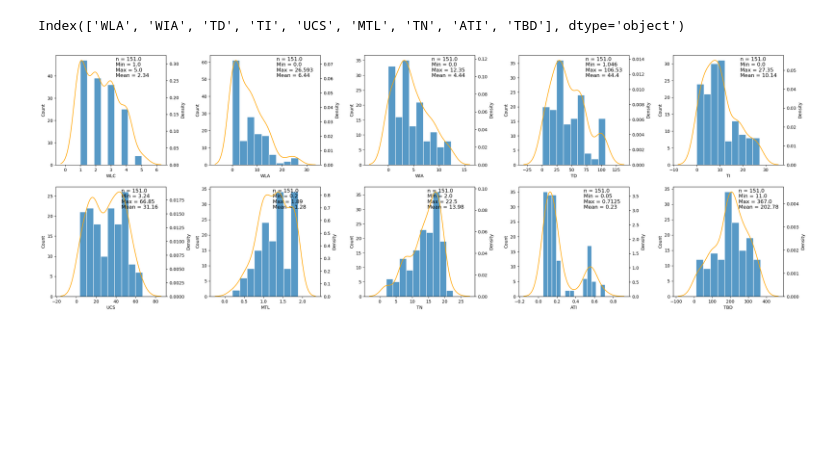
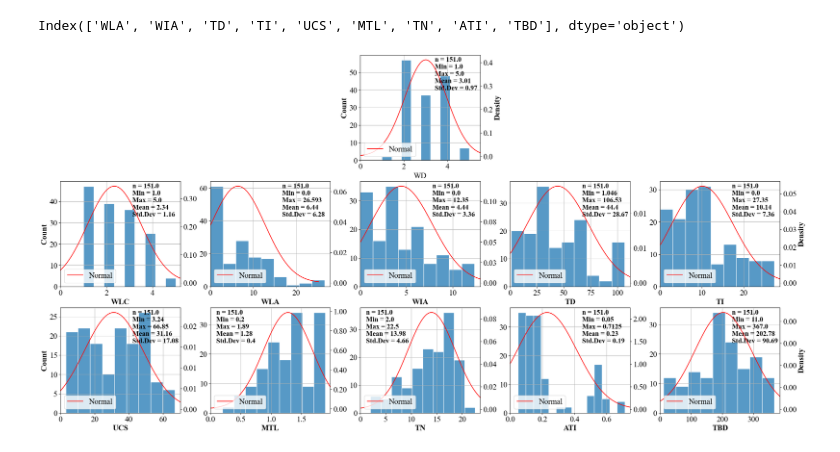
Before and after one commit to space-sphere/Civil-Engineering, a Jupyter notebook: pic.ipynb, the cells around one changed output. Cells and saved outputs as stored; diff of their text form; code cells hidden in the pictures; blank space fills up the shorter version.

```diff
--- a/pic.ipynb
+++ b/pic.ipynb
@@ -365,24 +365,100 @@ df.columns[2:]
 # %% [output]
 Index(['WLA', 'WIA', 'TD', 'TI', 'UCS', 'MTL', 'TN', 'ATI', 'TBD'], dtype='object')
 # %%
-fig, axs = plt.subplots(2, 5, figsize=(30, 10))
+from matplotlib.ticker import FormatStrFormatter
+import seaborn as sns
+import warnings
+# sns.set_theme(style='white')
+import math
+warnings.filterwarnings('ignore')
+fig, axs = plt.subplots(3, 5, figsize=(30, 15))
 
 n = df.columns[1:]
-fig.subplots_adjust(wspace=0.4, hspace=0.2)
+fig.subplots_adjust(wspace=0.25, hspace=0.2)
+plt.rcParams['font.sans-serif'] = ['Times New Roman']
+plt.rcParams['axes.unicode_minus'] =False
+plt.rcParams['font.size'] = 18
+plt.rc('xtick', labelsize=18)  # 刻度标签大小
+plt.rc('ytick', labelsize=18)
+
+for ax in [axs[0, i] for i in range(5) if i != 2]:
+    ax.set_visible(False)
+
+sns.histplot(df.iloc[:, 0], ax=axs[0, 2], palette=["steelblue"],
+             edgecolor='w')
+axs[0, 2].grid()
+ax = axs[0, 2].twinx()
+axs[0, 2].set_ylabel('Count', weight='bold', fontsize=18)
+ax.set_ylabel('Density', weight='bold', fontsize=18)
+u = np.average(df.iloc[:, 0])
+sig = np.sqrt(np.var(df.iloc[:, 0], ddof=1))
+x = np.linspace(0, u + 3*sig, 100)   # 定义域
+y = np.exp(-(x - u) ** 2 / (2 * sig ** 2)) / (np.sqrt(2*np.pi)*sig) # 定义曲线函数
+ax.plot(x, y, c='r', label='Normal')
+plt.legend(fontsize=18, loc='lower left')
+axis = axs[0, 2].axis()
+axs[0, 2].set_xlim(0, 5.5)
+axs[0, 2].set_ylim(axis[2], axis[3])
+message = df.describe().iloc[:, 0]
+axs[0, 2].text(axis[1] * 11 / 20, axis[3] * 2 / 3, 'n = {}\nMin = {}\nMax = {}\nMean = {}\nStd.Dev = {}'.format(message['count'],
+                       message['min'],
+                       message['max'],
+                       round(message['mean'], 2),
+                       round(message['std'], 2)),
+                       weight='bold',
+                       fontsize=16)
+
 for i in range(2):
     for j in range(5):
-        sns.histplot(df[n[5 * i + j]], ax=axs[i, j], edgecolor='w')
-        sns.kdeplot(df[n[5 * i + j]], ax=axs[i, j].twinx(), color='orange')
-        axis = axs[i, j].axis()
+        sns.histplot(df[n[5 * i + j]], ax=axs[i + 1, j],
+                     palette=["steelblue"],
+                     edgecolor='w')
+        axs[i + 1, j].grid()
+        # axs[i, j].set_xticks(ticks=axs[i, j].ticks, fontsize=16)
+        ax = axs[i + 1, j].twinx()
+        """ sns.kdeplot(df[n[5 * i + j]], ax=ax, color='r', linewidth=2.4, legend=False) """
+        axs[i + 1, j].set_xlabel(n[5 * i + j], weight='bold', fontsize=18)
+        if j == 0:
+            axs[i + 1, j].set_ylabel('Count', weight='bold', fontsize=18)
+        else:
+            axs[i + 1, j].set_ylabel('', weight='bold', fontsize=18)
+        if j == 4:
+            ax.set_ylabel('Density', weight='bold', fontsize=18)
+        else:
+            ax.set_ylabel('', weight='bold', fontsize=18)
+        y_formatter = FormatStrFormatter('%1.2f')
+        ax.yaxis.set_major_formatter(y_formatter)
+        axis = axs[i + 1, j].axis()
         message = df.describe()[n[5 * i + j]]
-        axs[i, j].text(axis[1] * 1 / 2, axis[3] * 4 / 5, 'n = {}\nMin = {}\nMax = {}\nMean = {}'.format(message['count'],
+        # axs[i, j].plot(x, y)
+        if ((j == 1) | (j == 2)) and (i == 1):
+            axs[i + 1, j].text(axis[1] * 1 / 20, axis[3] * 2 / 3, 'n = {}\nMin = {}\nMax = {}\nMean = {}\nStd.Dev = {}'.format(message['count'],
                        message['min'],
                        message['max'],
-                       round(message['mean'], 2)),
-                       # round(message['std'], 2),
-                       fontsize=12)
+                       round(message['mean'], 2),
+                       round(message['std'], 2)),
+                       fontsize=16,
+                       weight='bold')
+        else:
+            axs[i + 1, j].text(axis[1] * 3 / 5, axis[3] * 2 / 3, 'n = {}\nMin = {}\nMax = {}\nMean = {}\nStd.Dev = {}'.format(message['count'],
+                       message['min'],
+                       message['max'],
+                       round(message['mean'], 2),
+                       round(message['std'], 2)),
+                       weight='bold',
+                       fontsize=16)
+
+        """正态分布曲线"""
+        u = np.average(df[n[5 * i + j]])
+        sig = np.sqrt(np.var(df[n[5 * i + j]], ddof=1))
+        x = np.linspace(0, u + 3*sig, 100)   # 定义域
+        y = np.exp(-(x - u) ** 2 / (2 * sig ** 2)) / (np.sqrt(2*np.pi)*sig) # 定义曲线函数
+        ax.plot(x, y, c='r', label='Normal')
+        plt.legend(fontsize=18, loc='lower left')
+        axs[i + 1, j].set_xlim(0, axis[1])
+        axs[i+1, j].set_ylim(axis[2], axis[3])
 # %% [output]
-[figure, old version]
+[figure, new version]
 # %%
 from matplotlib.ticker import FormatStrFormatter
 import seaborn as sns
```
